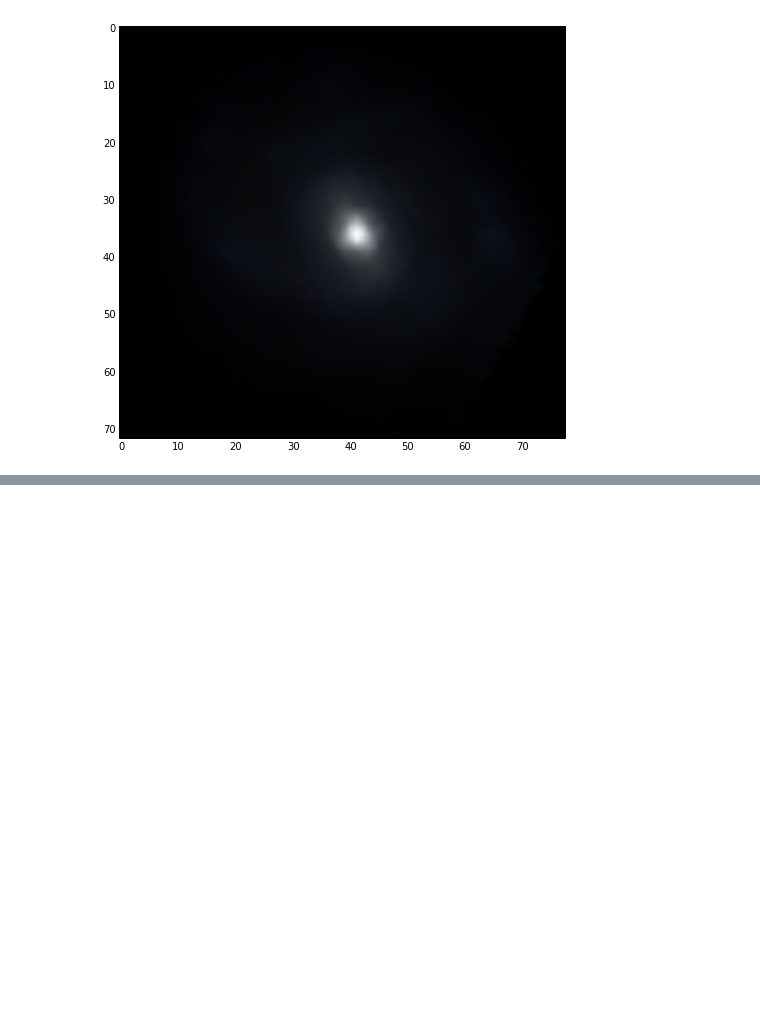
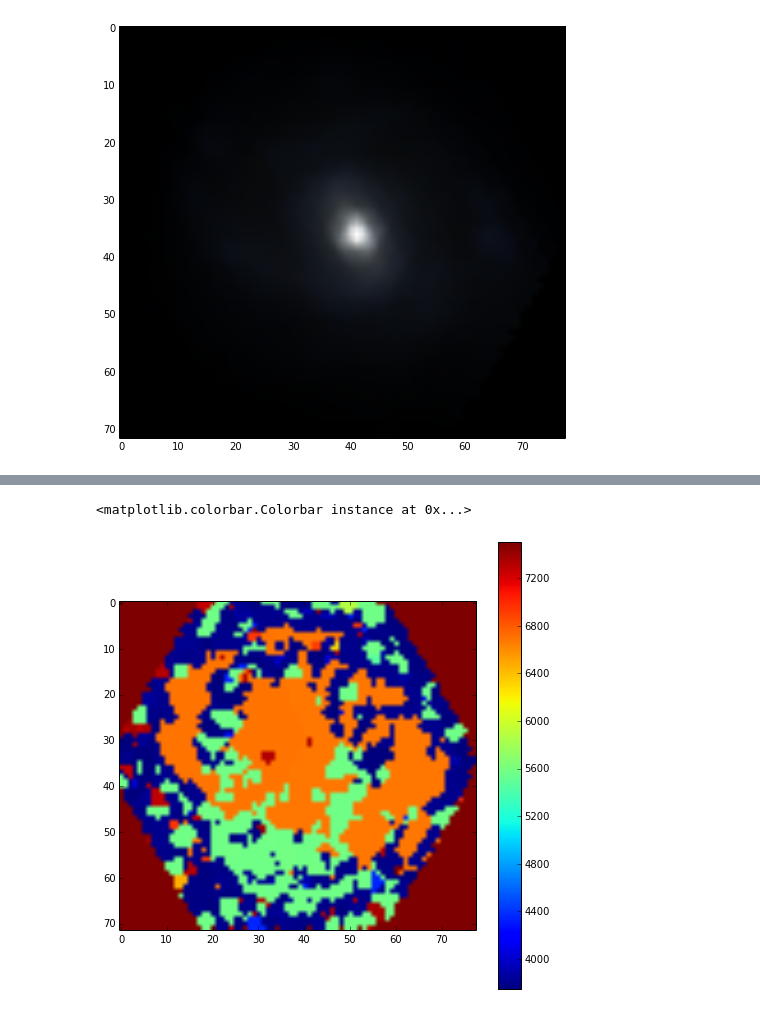
Before and after one commit to sbustamante/ComputationalMethods, a Jupyter notebook: activities/using_pyfits.ipynb, the cells around one changed output, grey strips where cells are left out. Cells and saved outputs as stored; diff of their text form; code cells hidden in the pictures; blank space fills up the shorter version.

```diff
--- a/activities/using_pyfits.ipynb
+++ b/activities/using_pyfits.ipynb
@@ -119,0 +163,13 @@ plt.imshow(rgb_galaxy[::-1,:,:])
+# %%
+emission_line = np.zeros( (nx, ny) )
+for i in xrange(nx):
+    for j in xrange(ny):
+        emission_line[i,j] = wavelenght[np.argsort(spectras[:,i,j])[-1]]
+# %%
+#Dominant emission lines
+plt.figure( figsize=(8,8) )
+plt.imshow(emission_line[::-1], cmap='jet')
+plt.colorbar()
+# %% [output]
+<matplotlib.colorbar.Colorbar instance at 0x...>
+[figure, added]
```
Also changed, not shown: parts of 10 cells of this notebook.
